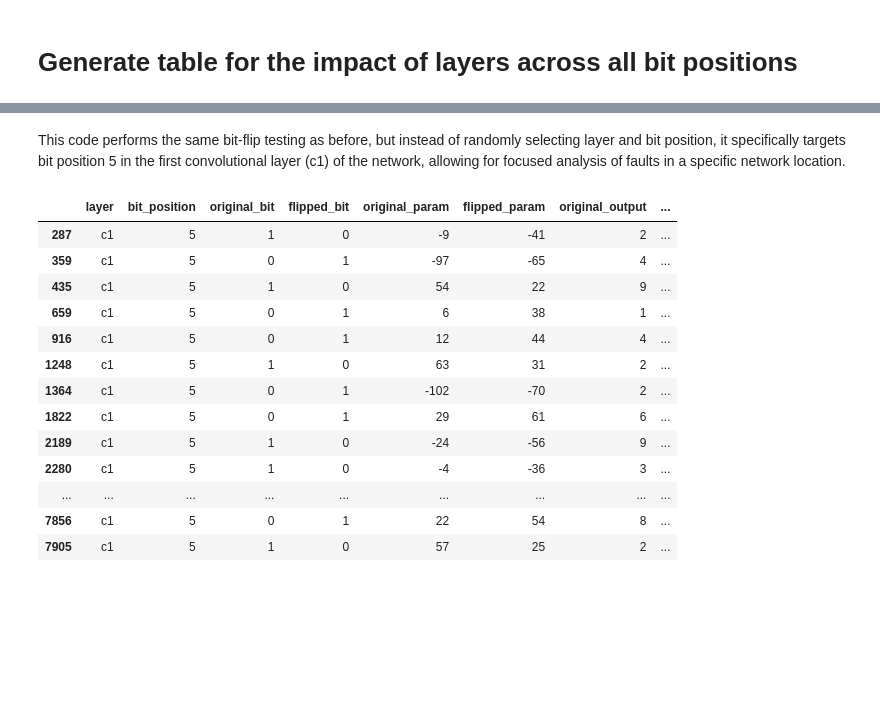
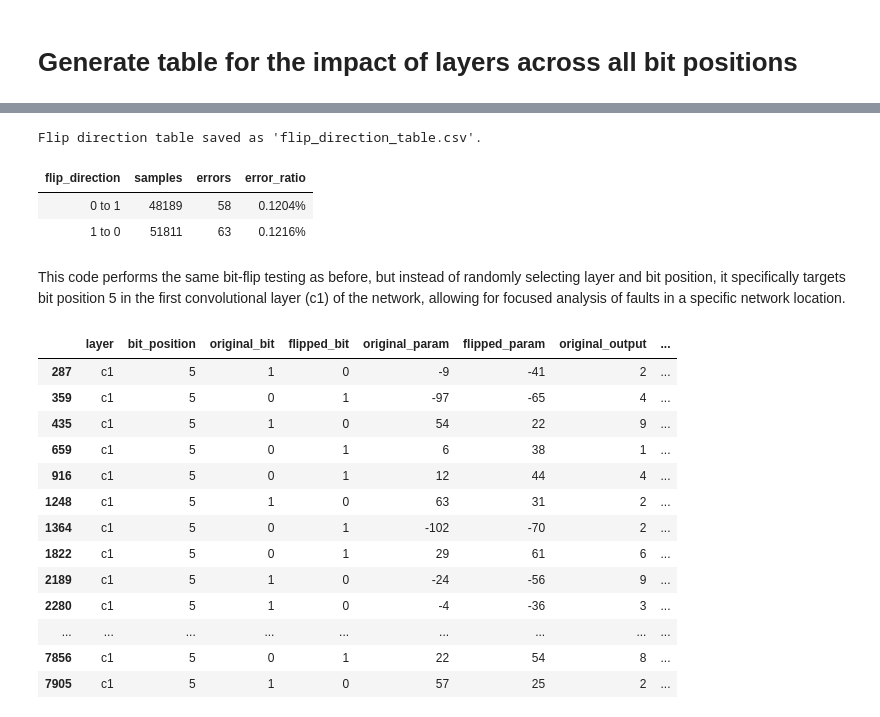
Before and after one commit to zlpkhr/lenet, a Jupyter notebook: lenet.ipynb, the cells around one changed output, grey strips where cells are left out. Cells and saved outputs as stored; diff of their text form; code cells hidden in the pictures; blank space fills up the shorter version.

```diff
--- a/lenet.ipynb
+++ b/lenet.ipynb
@@ -625,3 +625,41 @@ Layer impact table saved as 'layer_impact.csv'.
+# %%
+# Group by flip direction and calculate samples, errors, and error ratio
+flip_direction_table = (
+    df_rand.groupby(["original_bit", "flipped_bit"])
+    .agg(
+        samples=("original_output", "count"),  # Total bit flips for each direction
+        errors=(
+            "original_output",
+            lambda x: (x != df_rand.loc[x.index, "flipped_output"]).sum(),
+        ),  # Total errors for each direction
+    )
+    .reset_index()
+)
+
+# Create a new column for flip direction as a string (e.g., "0 to 1", "1 to 0")
+flip_direction_table["flip_direction"] = (
+    flip_direction_table["original_bit"].astype(str)
+    + " to "
+    + flip_direction_table["flipped_bit"].astype(str)
+)
+
+# Calculate error ratio as a percentage and format
+flip_direction_table["error_ratio"] = (
+    (flip_direction_table["errors"] / flip_direction_table["samples"]) * 100
+).round(4).astype(str) + "%"
+
+# Drop the original_bit and flipped_bit columns for cleaner display
+flip_direction_table = flip_direction_table[["flip_direction", "samples", "errors", "error_ratio"]]
+
+# Save or display the results
+flip_direction_table.to_csv("flip_direction_table.csv", index=False)
+print("Flip direction table saved as 'flip_direction_table.csv'.")
+display(flip_direction_table.style.hide(axis="index"))
+# %% [output]
+Flip direction table saved as 'flip_direction_table.csv'.
+| flip_direction | samples | errors | error_ratio |
+| 0 to 1 | 48189 | 58 | 0.1204% |
+| 1 to 0 | 51811 | 63 | 0.1216% |
 # %% [markdown]
 This code performs the same bit-flip testing as before, but instead of randomly selecting layer and bit position, it specifically targets bit position 5 in the first convolutional layer (c1) of the network, allowing for focused analysis of faults in a specific network location.
 # %%
```
Also changed, not shown: parts of 3 cells of this notebook, 3 other files.
